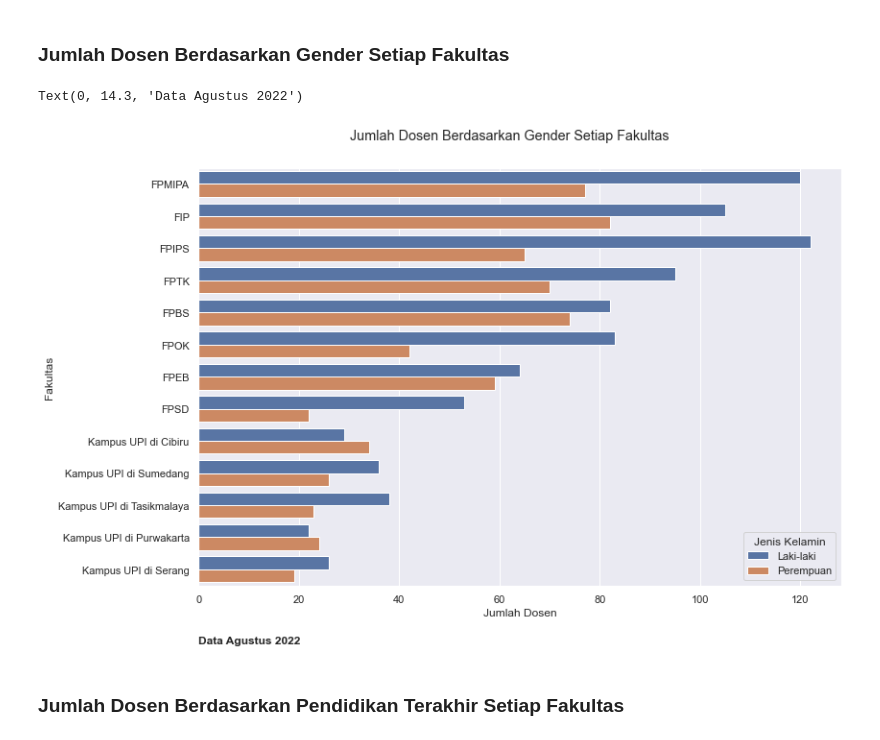
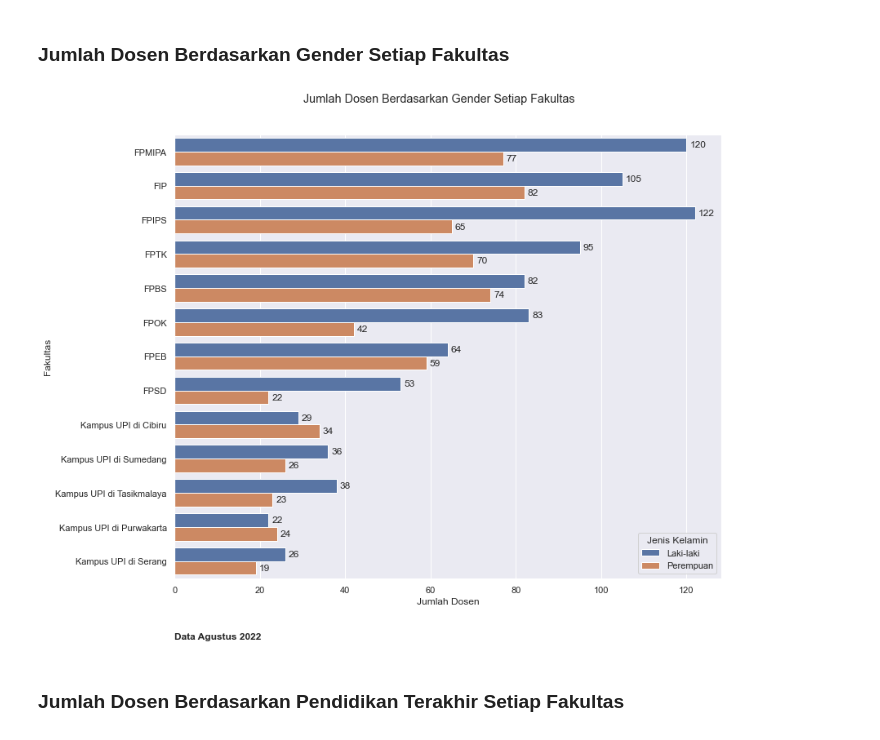
Before and after one commit to crypter7054/EDA-UPI-2022, a Jupyter notebook: EDA UPI Rev.3.ipynb, the cells around one changed output. Cells and saved outputs as stored; diff of their text form; code cells hidden in the pictures.

```diff
--- a/EDA UPI Rev.3.ipynb
+++ b/EDA UPI Rev.3.ipynb
@@ -185,20 +185,19 @@ for container in g.containers:
 # %% [markdown]
 ### Jumlah Dosen Berdasarkan Gender Setiap Fakultas
 # %%
-plt.figure(figsize=(12, 8))
+plt.figure(figsize=(12, 10))
 
 # deklarasi countplot dengan y sebagai kolom 'Fakultas', dibandingkan dengan kolom 'Jenis Kelamin', dan diurutkan
 g = sns.countplot(y="Fakultas", hue="Jenis Kelamin", data=df, order=df['Fakultas'].value_counts().index, palette="deep")
 g.set(xlabel='Jumlah Dosen', ylabel='Fakultas')
 plt.suptitle("Jumlah Dosen Berdasarkan Gender Setiap Fakultas", y=0.95, fontsize = 'large', fontweight = 'regular')
 g.text(0, 14.3,'Data Agustus 2022', fontstyle="normal", fontweight="semibold")
 
 # tampilkan value
-# for container in g.containers:
-#     g.bar_label(container)
+for container in g.containers:
+    g.bar_label(container, padding=4)
 # %% [output]
-Text(0, 14.3, 'Data Agustus 2022')
-[figure, old version]
+[figure, new version]
 # %% [markdown]
 ### Jumlah Dosen Berdasarkan Pendidikan Terakhir Setiap Fakultas
 # %%
```
Also changed, not shown: parts of 6 cells of this notebook, 1 other file.
